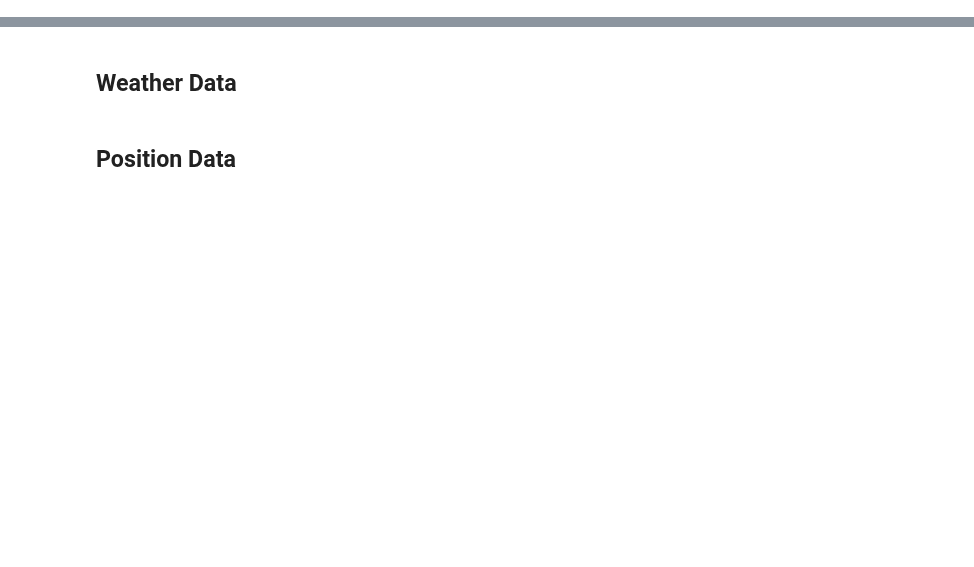
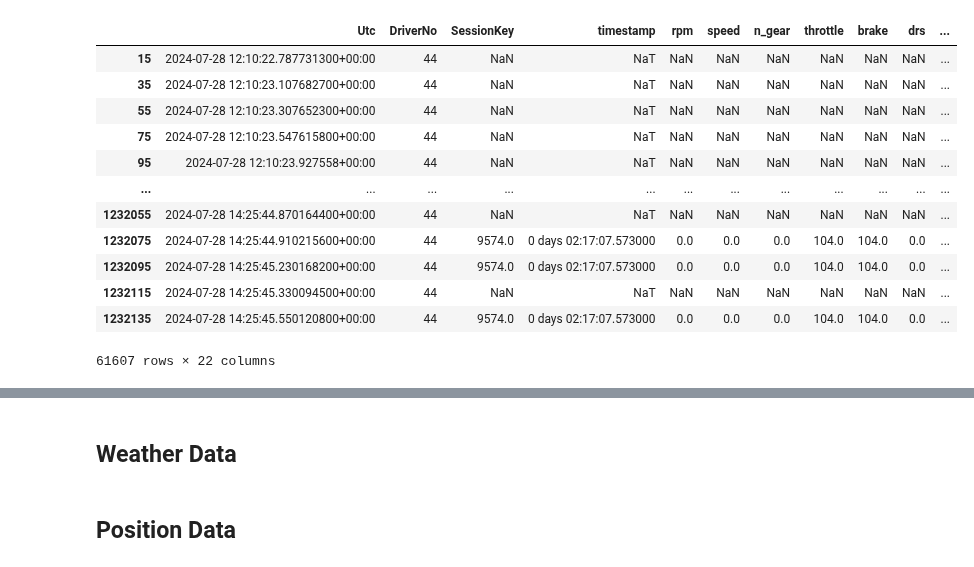
Before and after one commit to GoktugOcal/LiveF1, a Jupyter notebook: test.ipynb, the cells around one changed output, grey strips where cells are left out. Cells and saved outputs as stored; diff of their text form; code cells hidden in the pictures; blank space fills up the shorter version.

```diff
--- a/test.ipynb
+++ b/test.ipynb
@@ -81,6 +141,20 @@ df = df_car.set_index("Utc").join(df_pos.set_index("Utc"), rsuffix="_pos", how="
 # %%
-df_44 = df[(df["DriverNo"] == "44") | (df["DriverNo_pos"] == "44")]
+df_44 = df[(df["DriverNo"] == "44")]
 df_44
+# %% [output]
+|  | Utc | DriverNo | SessionKey | timestamp | rpm | speed | n_gear | throttle | brake | drs | ... |
+| 15 | 2024-07-28 12:10:22.787731300+00:00 | 44 | NaN | NaT | NaN | NaN | NaN | NaN | NaN | NaN | ... |
+| 35 | 2024-07-28 12:10:23.107682700+00:00 | 44 | NaN | NaT | NaN | NaN | NaN | NaN | NaN | NaN | ... |
+| 55 | 2024-07-28 12:10:23.307652300+00:00 | 44 | NaN | NaT | NaN | NaN | NaN | NaN | NaN | NaN | ... |
+| 75 | 2024-07-28 12:10:23.547615800+00:00 | 44 | NaN | NaT | NaN | NaN | NaN | NaN | NaN | NaN | ... |
+| 95 | 2024-07-28 12:10:23.927558+00:00 | 44 | NaN | NaT | NaN | NaN | NaN | NaN | NaN | NaN | ... |
+| ... | ... | ... | ... | ... | ... | ... | ... | ... | ... | ... | ... |
+| 1232055 | 2024-07-28 14:25:44.870164400+00:00 | 44 | NaN | NaT | NaN | NaN | NaN | NaN | NaN | NaN | ... |
+| 1232075 | 2024-07-28 14:25:44.910215600+00:00 | 44 | 9574.0 | 0 days 02:17:07.573000 | 0.0 | 0.0 | 0.0 | 104.0 | 104.0 | 0.0 | ... |
+| 1232095 | 2024-07-28 14:25:45.230168200+00:00 | 44 | 9574.0 | 0 days 02:17:07.573000 | 0.0 | 0.0 | 0.0 | 104.0 | 104.0 | 0.0 | ... |
+| 1232115 | 2024-07-28 14:25:45.330094500+00:00 | 44 | NaN | NaT | NaN | NaN | NaN | NaN | NaN | NaN | ... |
+| 1232135 | 2024-07-28 14:25:45.550120800+00:00 | 44 | 9574.0 | 0 days 02:17:07.573000 | 0.0 | 0.0 | 0.0 | 104.0 | 104.0 | 0.0 | ... |
+61607 rows × 22 columns
 # %%
 df_44["X"] = df_44.reset_index()["X"].astype(float).interpolate(method = "quadratic", order = 2).values
 df_44["Y"] = df_44.reset_index()["Y"].astype(float).interpolate(method = "quadratic", order = 2).values
```
Also changed, not shown: parts of 17 cells of this notebook, 4 other files.
